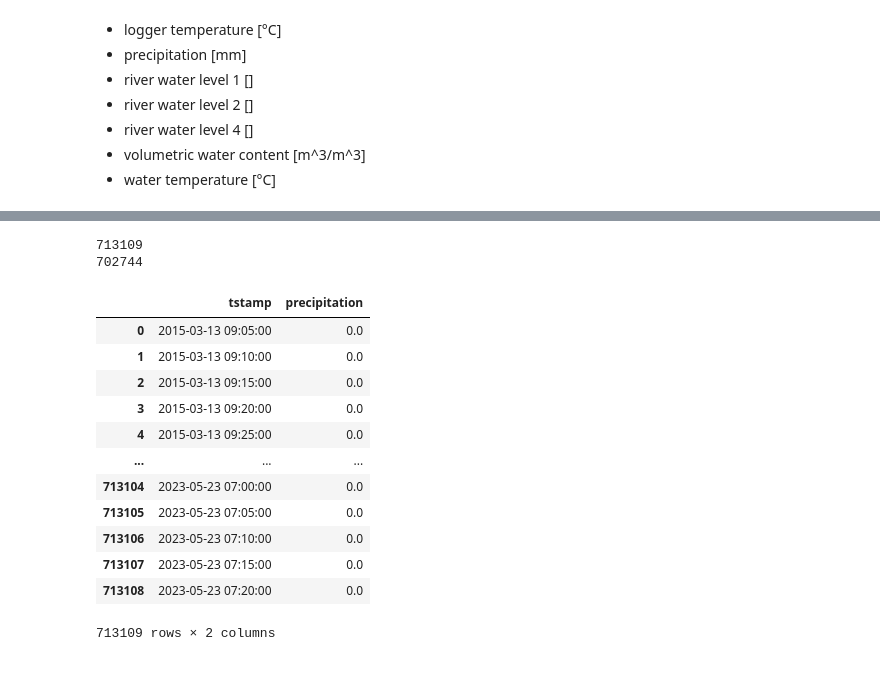
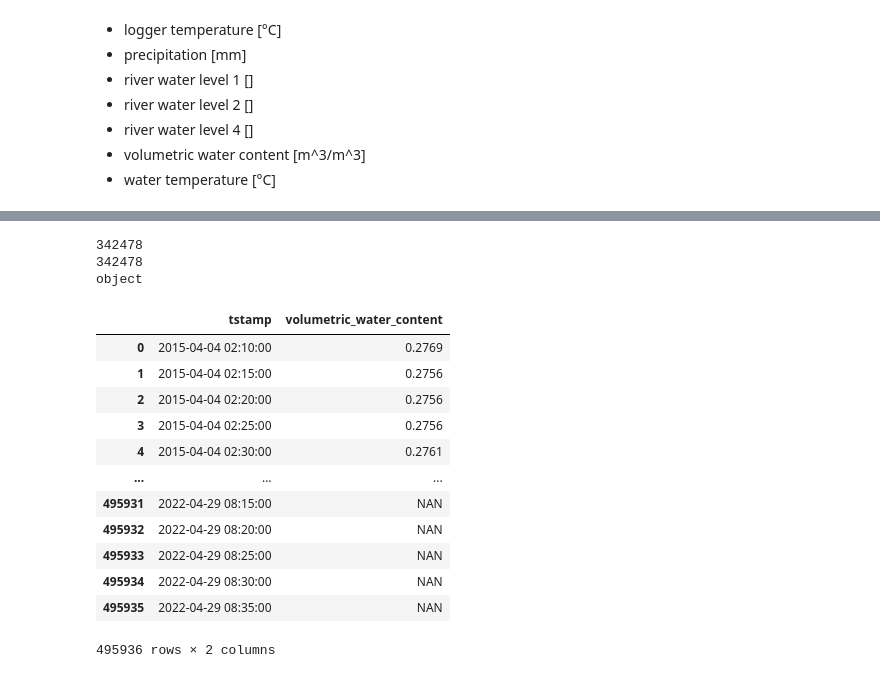
Before and after one commit to VForWaTer/scripts, a Jupyter notebook: buehlot/data_preprocessing.ipynb, the cells around one changed output, grey strips where cells are left out. Drawn from its saved outputs; the diff is of its cells as text; code cells hidden in the pictures.

Commit message:
drop duplicates

```diff
--- a/buehlot/data_preprocessing.ipynb
+++ b/buehlot/data_preprocessing.ipynb
@@ -824,23 +872,25 @@ Bei datei Büchelbach_river_water_level_4.csv sind duplikate vorhanden.
 # %%
-df = pd.read_csv('data/data_duplicates/Schafhof_precipitation.csv')
+df = pd.read_csv('data/data_export/water_temperature/Sprengquellen_oben_nord_water_temperature.csv')
 print(len(df['tstamp']))
 print(len(set(df['tstamp'])))
+print(df['water_temperature'].dtype)
 # %% [output]
-713109
-702744
+342478
+342478
+object
 # %%
-pd.read_csv('data/data_duplicates/Schafhof_precipitation.csv')
+pd.read_csv('data/data_export/volumetric_water_content/Schafhof1_volumetric_water_content_20cm.csv')
 # %% [output]
-|  | tstamp | precipitation |
-| 0 | 2015-03-13 09:05:00 | 0.0 |
-| 1 | 2015-03-13 09:10:00 | 0.0 |
-| 2 | 2015-03-13 09:15:00 | 0.0 |
-| 3 | 2015-03-13 09:20:00 | 0.0 |
-| 4 | 2015-03-13 09:25:00 | 0.0 |
+|  | tstamp | volumetric_water_content |
+| 0 | 2015-04-04 02:10:00 | 0.2769 |
+| 1 | 2015-04-04 02:15:00 | 0.2756 |
+| 2 | 2015-04-04 02:20:00 | 0.2756 |
+| 3 | 2015-04-04 02:25:00 | 0.2756 |
+| 4 | 2015-04-04 02:30:00 | 0.2761 |
 | ... | ... | ... |
-| 713104 | 2023-05-23 07:00:00 | 0.0 |
-| 713105 | 2023-05-23 07:05:00 | 0.0 |
-| 713106 | 2023-05-23 07:10:00 | 0.0 |
-| 713107 | 2023-05-23 07:15:00 | 0.0 |
-| 713108 | 2023-05-23 07:20:00 | 0.0 |
+| 495931 | 2022-04-29 08:15:00 | NAN |
+| 495932 | 2022-04-29 08:20:00 | NAN |
+| 495933 | 2022-04-29 08:25:00 | NAN |
+| 495934 | 2022-04-29 08:30:00 | NAN |
+| 495935 | 2022-04-29 08:35:00 | NAN |
-713109 rows × 2 columns
+495936 rows × 2 columns
```
Also changed, not shown: parts of 7 cells of this notebook.
